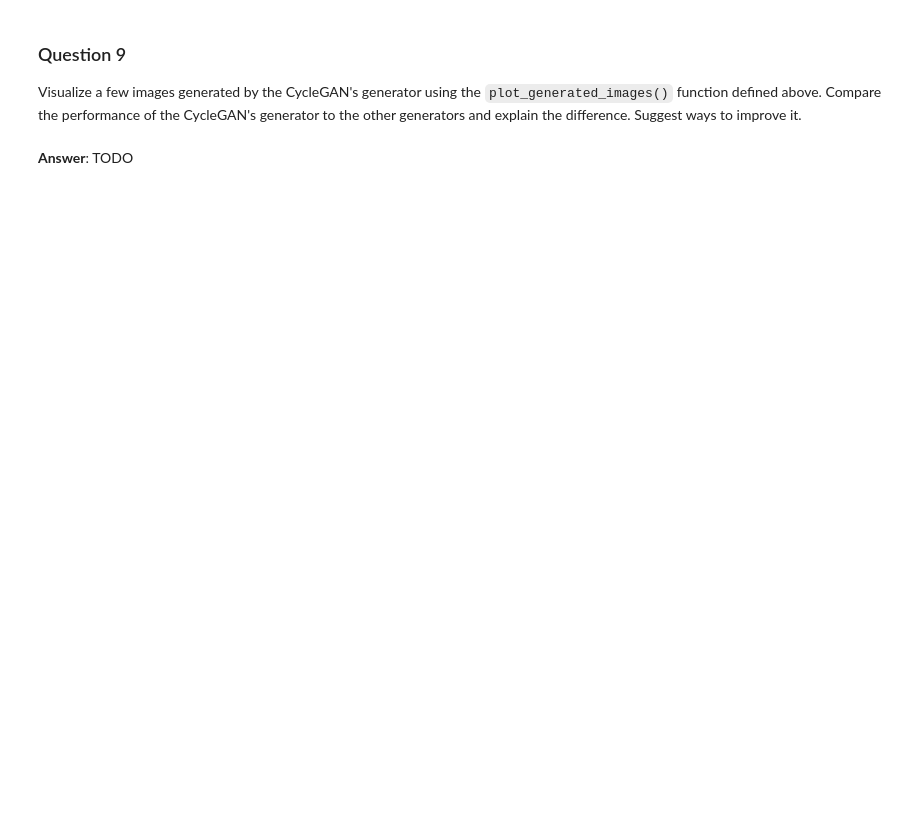
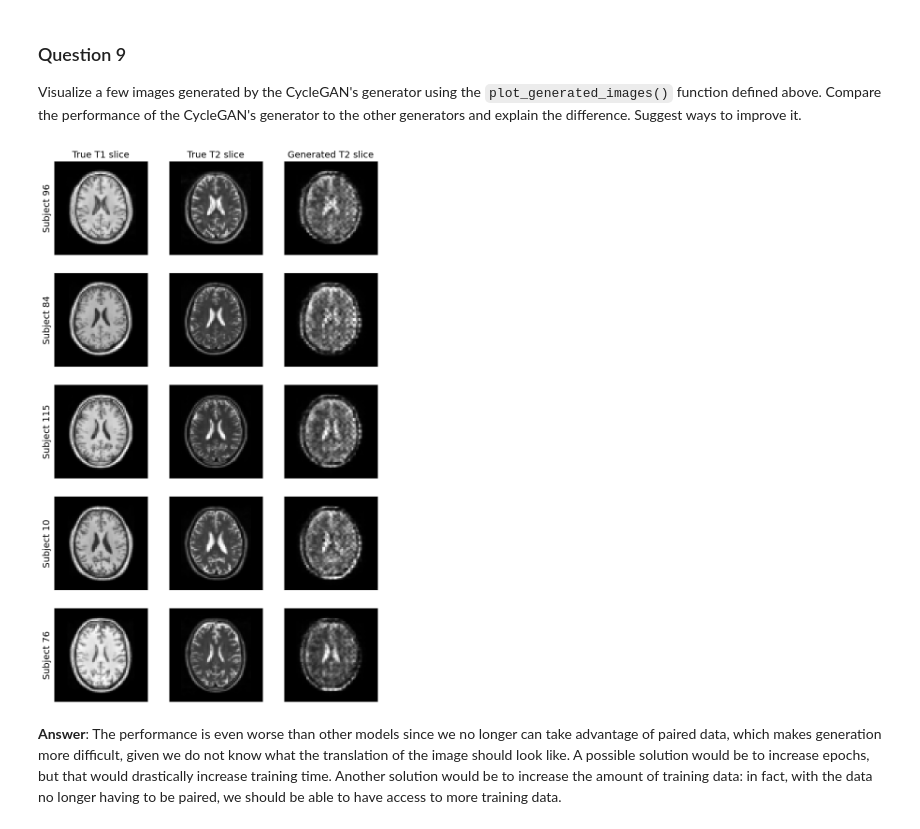
Before and after one commit to gianlufiorini/deep-learning, a Jupyter notebook: notebooks/PS_4_3_subject.ipynb, the cells around one changed output. Drawn from its saved outputs; the diff is of its cells as text; code cells hidden in the pictures; blank space fills up the shorter version.

```diff
--- a/notebooks/PS_4_3_subject.ipynb
+++ b/notebooks/PS_4_3_subject.ipynb
@@ -1650,6 +1752,8 @@ Visualize a few images generated by the CycleGAN's generator using the `plot_gen
 Compare the performance of the CycleGAN's generator to the other generators and explain the difference.
 Suggest ways to improve it.
 # %%
-# TODO
+plot_generated_images(model_cyclegan.generator_from_t1_to_t2, dataset_val)
+# %% [output]
+[figure, added]
 # %% [markdown]
-**Answer**: TODO
+**Answer**: The performance is even worse than other models since we no longer can take advantage of paired data, which makes generation more difficult, given we do not know what the translation of the image should look like. A possible solution would be to increase epochs, but that would drastically increase training time. Another solution would be to increase the amount of training data: in fact, with the data no longer having to be paired, we should be able to have access to more training data.
```
Also changed, not shown: parts of 11 cells of this notebook.
